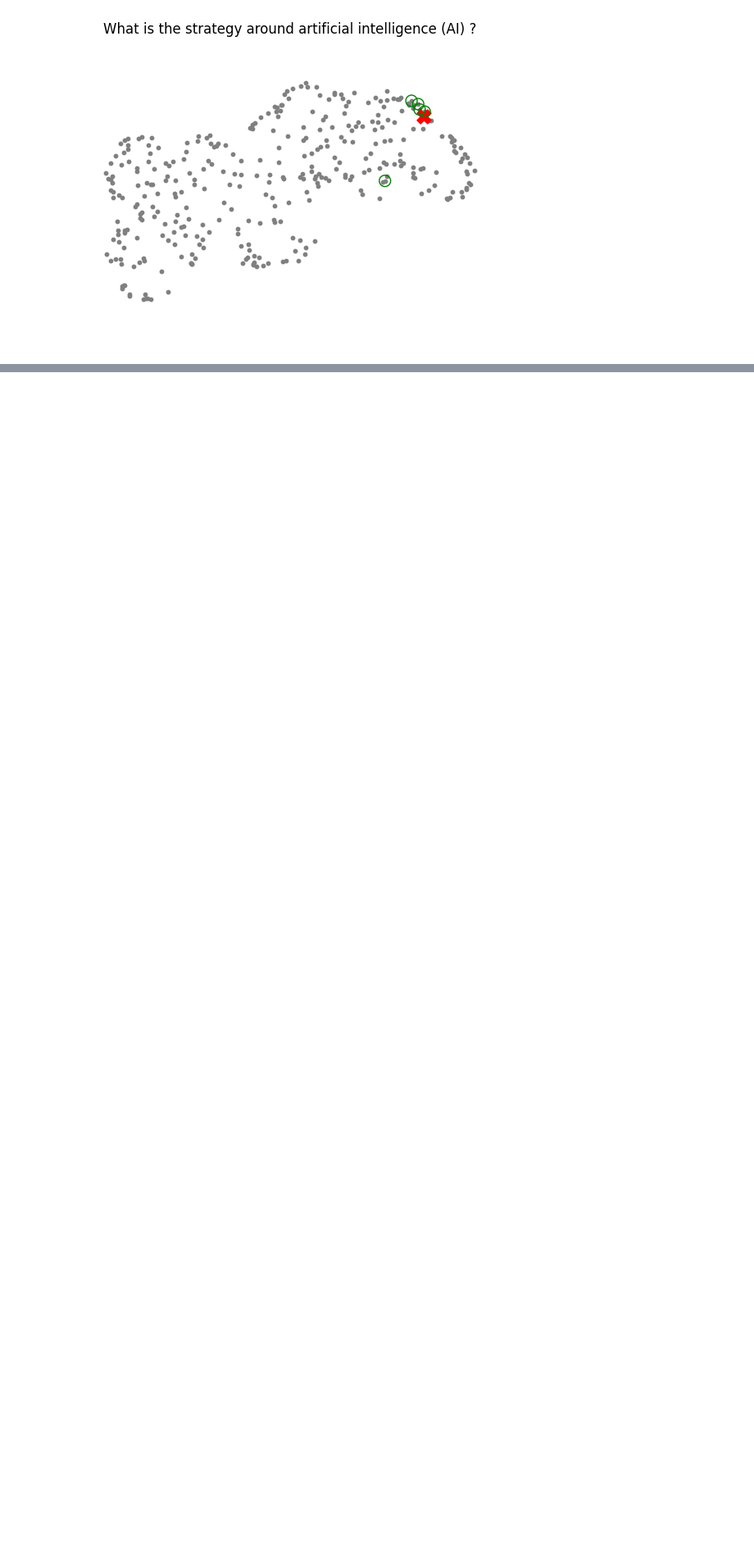
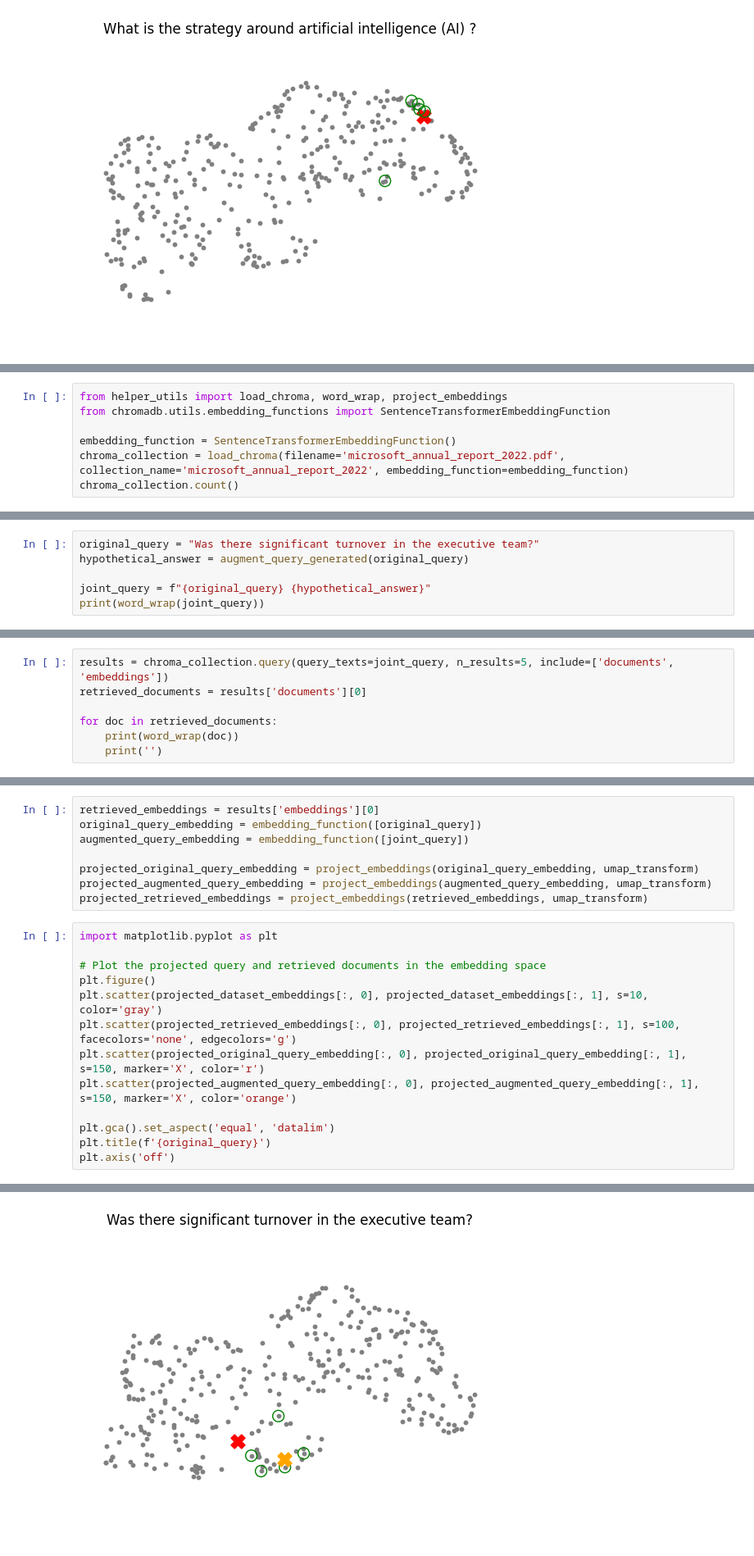
Before and after one commit to Azamat0315277/llm-research, a Jupyter notebook: retrieval-with-Chroma/retrieval-with-Chroma.ipynb, the cells around one changed output, grey strips where cells are left out. Shown at 82% size. Cells and saved outputs as stored; diff of their text form; blank space fills up the shorter version.

Commit message:
update chroma notebook

```diff
--- a/retrieval-with-Chroma/retrieval-with-Chroma.ipynb
+++ b/retrieval-with-Chroma/retrieval-with-Chroma.ipynb
@@ -304,0 +305,7 @@ plt.axis('off')
+# %%
+from helper_utils import load_chroma, word_wrap, project_embeddings
+from chromadb.utils.embedding_functions import SentenceTransformerEmbeddingFunction
+
+embedding_function = SentenceTransformerEmbeddingFunction()
+chroma_collection = load_chroma(filename='microsoft_annual_report_2022.pdf', collection_name='microsoft_annual_report_2022', embedding_function=embedding_function)
+chroma_collection.count()
@@ -304,0 +348,6 @@ plt.axis('off')
+# %%
+original_query = "Was there significant turnover in the executive team?"
+hypothetical_answer = augment_query_generated(original_query)
+
+joint_query = f"{original_query} {hypothetical_answer}"
+print(word_wrap(joint_query))
@@ -304,0 +362,7 @@ plt.axis('off')
+# %%
+results = chroma_collection.query(query_texts=joint_query, n_results=5, include=['documents', 'embeddings'])
+retrieved_documents = results['documents'][0]
+
+for doc in retrieved_documents:
+    print(word_wrap(doc))
+    print('')
@@ -304,0 +387,22 @@ plt.axis('off')
+# %%
+retrieved_embeddings = results['embeddings'][0]
+original_query_embedding = embedding_function([original_query])
+augmented_query_embedding = embedding_function([joint_query])
+
+projected_original_query_embedding = project_embeddings(original_query_embedding, umap_transform)
+projected_augmented_query_embedding = project_embeddings(augmented_query_embedding, umap_transform)
+projected_retrieved_embeddings = project_embeddings(retrieved_embeddings, umap_transform)
+# %%
+import matplotlib.pyplot as plt
+
+# Plot the projected query and retrieved documents in the embedding space
+plt.figure()
+plt.scatter(projected_dataset_embeddings[:, 0], projected_dataset_embeddings[:, 1], s=10, color='gray')
+plt.scatter(projected_retrieved_embeddings[:, 0], projected_retrieved_embeddings[:, 1], s=100, facecolors='none', edgecolors='g')
+plt.scatter(projected_original_query_embedding[:, 0], projected_original_query_embedding[:, 1], s=150, marker='X', color='r')
+plt.scatter(projected_augmented_query_embedding[:, 0], projected_augmented_query_embedding[:, 1], s=150, marker='X', color='orange')
+
+plt.gca().set_aspect('equal', 'datalim')
+plt.title(f'{original_query}')
+plt.axis('off')
+# %% [output]
@@ -304,0 +410 @@ plt.axis('off')
+[figure, added]
```
Also changed, not shown: parts of 27 cells of this notebook.
